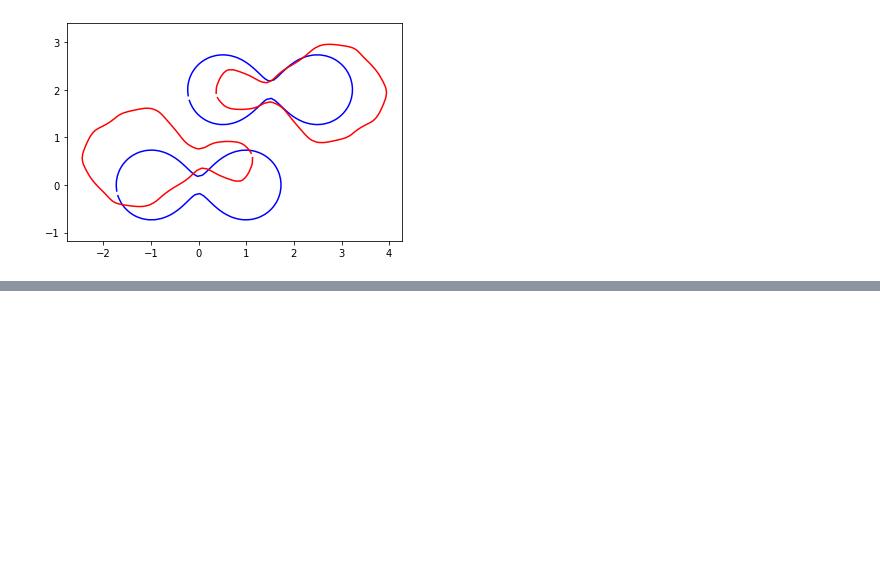
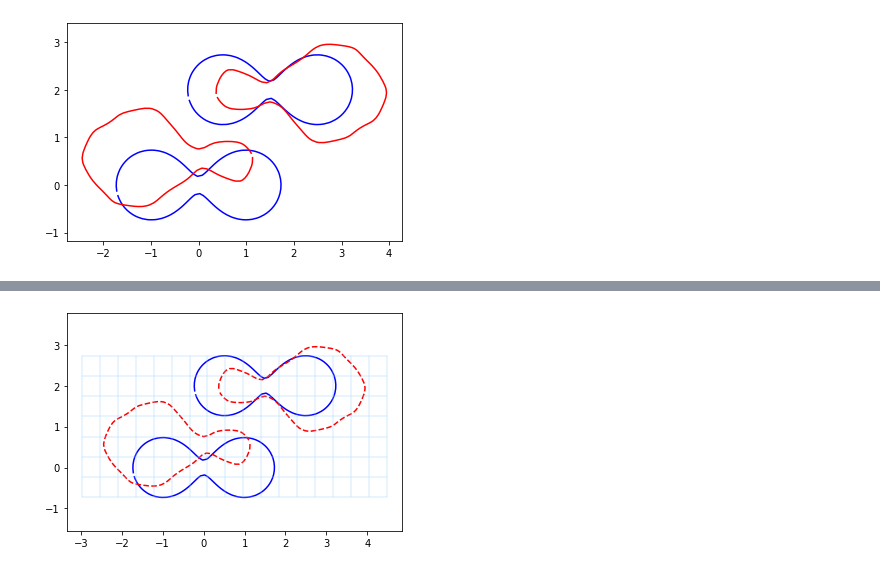
Before and after one commit to bgris/implicitmodules, a Jupyter notebook: script/torch/Matching_Nuts.ipynb, the cells around one changed output, grey strips where cells are left out. Cells and saved outputs as stored; diff of their text form; code cells hidden in the pictures; blank space fills up the shorter version.

```diff
--- a/script/torch/Matching_Nuts.ipynb
+++ b/script/torch/Matching_Nuts.ipynb
@@ -96,0 +139,18 @@ costs = fitter.fit([target_deformable0, target_deformable1], 40, options={'shoot
+# %%
+fac = 2
+grid_resolution = [fac*9, fac*4]
+gridmod = dm.DeformationModules.DeformationGrid(dm.Utilities.AABB.build_from_points(torch.cat([source[0], source[1]])).scale([1.5,1.]), grid_resolution)
+# %%
+grid = gridmod.togrid()
+
+ax = plt.subplot()
+plt.plot(source[0][:,0].detach(), source[0][:,1].detach(), '-b')
+plt.plot(source[1][:,0].detach(), source[1][:,1].detach(), '-b')
+plt.plot(target[0][:,0].detach(), target[0][:,1].detach(), '--r')
+plt.plot(target[1][:,0].detach(), target[1][:,1].detach(), '--r')
+
+dm.Utilities.plot_grid(ax, grid[0], grid[1], color='xkcd:light blue', lw=0.4)
+plt.axis('equal')
+plt.show()
+# %% [output]
+[figure, added]
```
Also changed, not shown: parts of 19 cells of this notebook.
